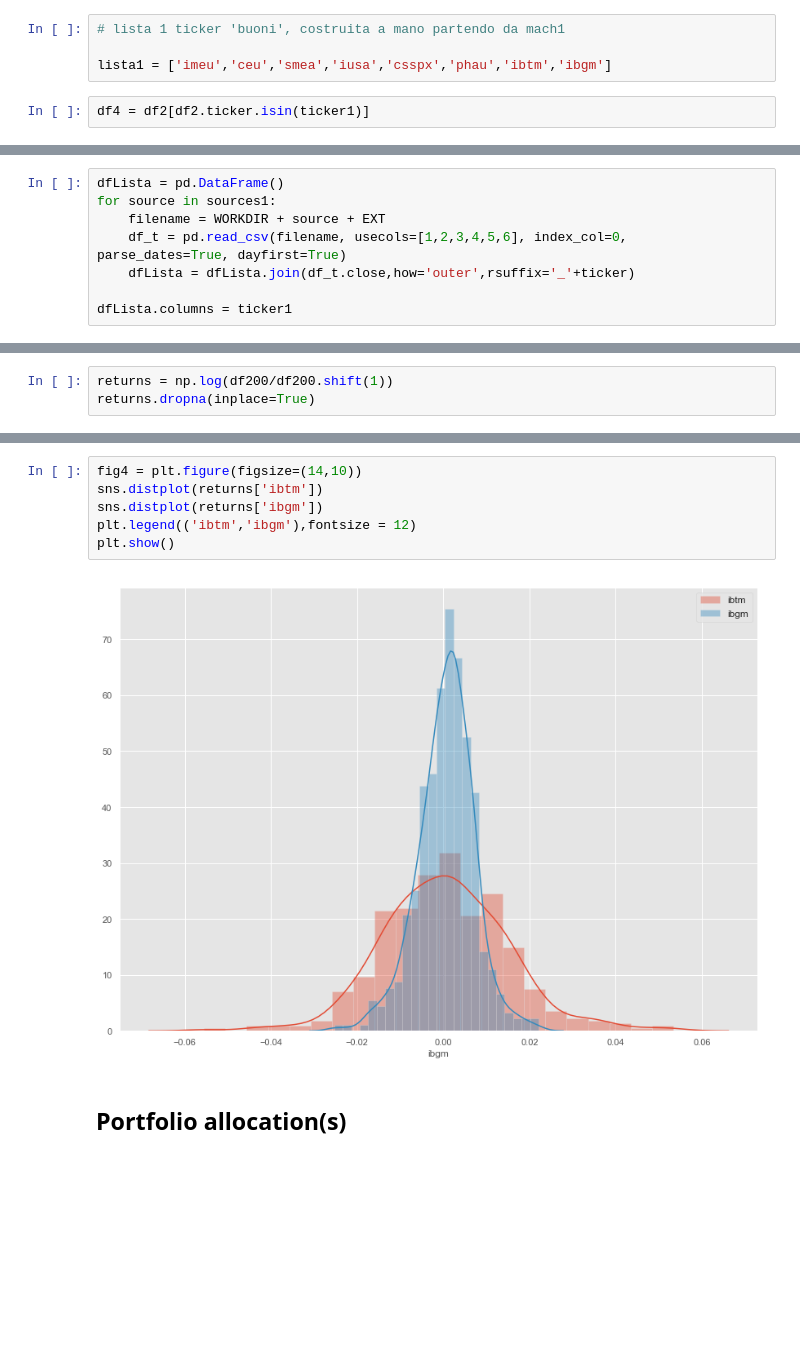
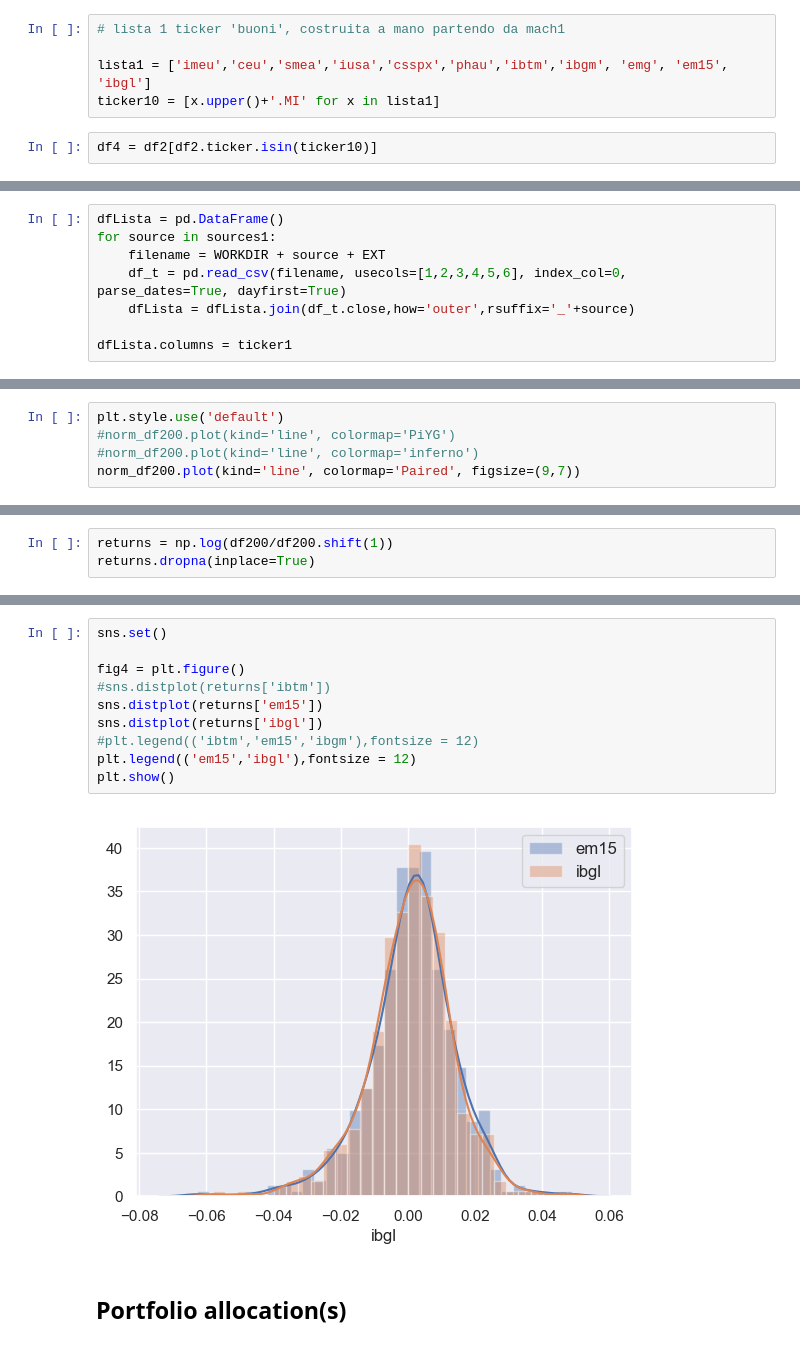
Before and after one commit to zniffur/mytrading, a Jupyter notebook: Clean data.ipynb, the cells around one changed output, grey strips where cells are left out. Saved outputs shown, nothing was run; the diff lists cells and outputs as text; blank space fills up the shorter version.

```diff
--- a/Clean data.ipynb
+++ b/Clean data.ipynb
@@ -208,7 +200,8 @@ df3.to_csv('etf_info_vol' + str(VOL_AVG_PERIOD)  + '_clean_mach1.csv')
 # %%
 # lista 1 ticker 'buoni', costruita a mano partendo da mach1
 
-lista1 = ['imeu','ceu','smea','iusa','csspx','phau','ibtm','ibgm']
+lista1 = ['imeu','ceu','smea','iusa','csspx','phau','ibtm','ibgm', 'emg', 'em15', 'ibgl']
+ticker10 = [x.upper()+'.MI' for x in lista1]
 # %%
-df4 = df2[df2.ticker.isin(ticker1)]
+df4 = df2[df2.ticker.isin(ticker10)]
 # %% [markdown]
@@ -240,7 +246,7 @@ dfLista = pd.DataFrame()
 for source in sources1:
     filename = WORKDIR + source + EXT
     df_t = pd.read_csv(filename, usecols=[1,2,3,4,5,6], index_col=0, parse_dates=True, dayfirst=True)
-    dfLista = dfLista.join(df_t.close,how='outer',rsuffix='_'+ticker)
+    dfLista = dfLista.join(df_t.close,how='outer',rsuffix='_'+source)
 
 dfLista.columns = ticker1
 # %%
@@ -322,0 +306,5 @@ plt.show()
+# %%
+plt.style.use('default')
+#norm_df200.plot(kind='line', colormap='PiYG')
+#norm_df200.plot(kind='line', colormap='inferno')
+norm_df200.plot(kind='line', colormap='Paired', figsize=(9,7))
@@ -349,10 +358,14 @@ Assets Classes Annualized Statistics — full observation period
 # %%
-fig4 = plt.figure(figsize=(14,10))
-sns.distplot(returns['ibtm'])
-sns.distplot(returns['ibgm'])
-plt.legend(('ibtm','ibgm'),fontsize = 12)
+sns.set()
+
+fig4 = plt.figure()
+#sns.distplot(returns['ibtm'])
+sns.distplot(returns['em15'])
+sns.distplot(returns['ibgl'])
+#plt.legend(('ibtm','em15','ibgm'),fontsize = 12)
+plt.legend(('em15','ibgl'),fontsize = 12)
 plt.show()
 # %% [output]
-[figure, old version]
+[figure, new version]
 # %% [markdown]
 ## Portfolio allocation(s)
```
Also changed, not shown: parts of 51 cells of this notebook, 11 other files.
